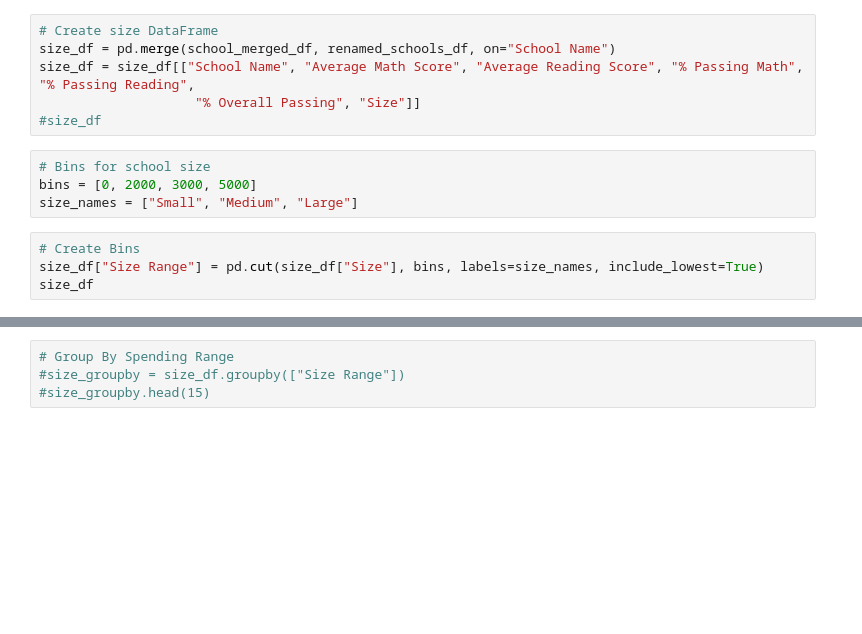
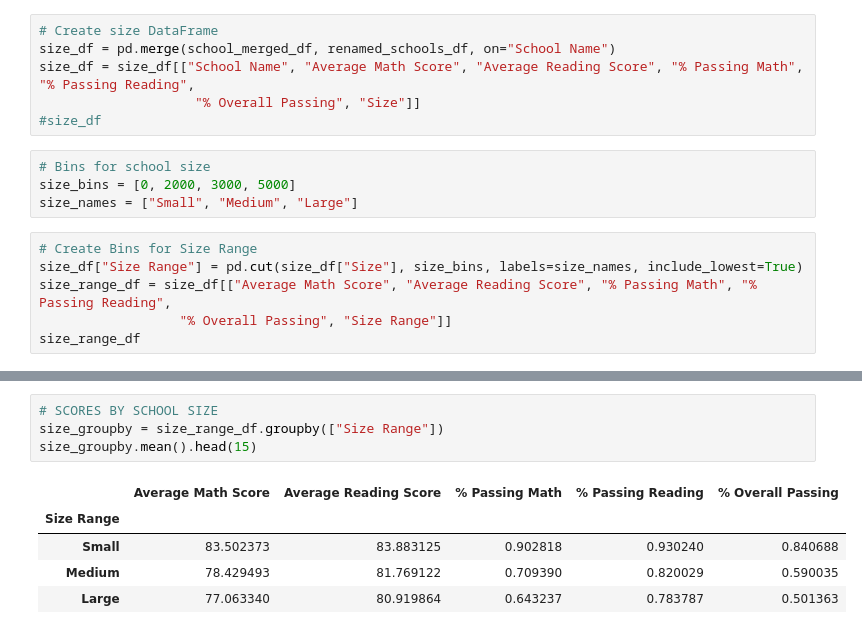
Before and after one commit to juliabrunett/pandas-challenge, a Jupyter notebook: PyCitySchools/PyCitySchools.ipynb, the cells around one changed output, grey strips where cells are left out. Drawn from its saved outputs; the diff is of its cells as text; blank space fills up the shorter version.

```diff
--- a/PyCitySchools/PyCitySchools.ipynb
+++ b/PyCitySchools/PyCitySchools.ipynb
@@ -617,10 +583,12 @@ size_df = size_df[["School Name", "Average Math Score", "Average Reading Score",
 #size_df
 # %%
 # Bins for school size
-bins = [0, 2000, 3000, 5000]
+size_bins = [0, 2000, 3000, 5000]
 size_names = ["Small", "Medium", "Large"]
 # %%
-# Create Bins
-size_df["Size Range"] = pd.cut(size_df["Size"], bins, labels=size_names, include_lowest=True)
-size_df
+# Create Bins for Size Range
+size_df["Size Range"] = pd.cut(size_df["Size"], size_bins, labels=size_names, include_lowest=True)
+size_range_df = size_df[["Average Math Score", "Average Reading Score", "% Passing Math", "% Passing Reading",
+                  "% Overall Passing", "Size Range"]]
+size_range_df
 # %% [output]
@@ -672,4 +619,10 @@ size_df.set_index("Size Range")
 # %%
-# Group By Spending Range
-#size_groupby = size_df.groupby(["Size Range"])
-#size_groupby.head(15)
+# SCORES BY SCHOOL SIZE
+size_groupby = size_range_df.groupby(["Size Range"])
+size_groupby.mean().head(15)
+# %% [output]
+|  | Average Math Score | Average Reading Score | % Passing Math | % Passing Reading | % Overall Passing |
+| Size Range |  |  |  |  |  |
+| Small | 83.502373 | 83.883125 | 0.902818 | 0.930240 | 0.840688 |
+| Medium | 78.429493 | 81.769122 | 0.709390 | 0.820029 | 0.590035 |
+| Large | 77.063340 | 80.919864 | 0.643237 | 0.783787 | 0.501363 |
```
Also changed, not shown: parts of 8 cells of this notebook.
